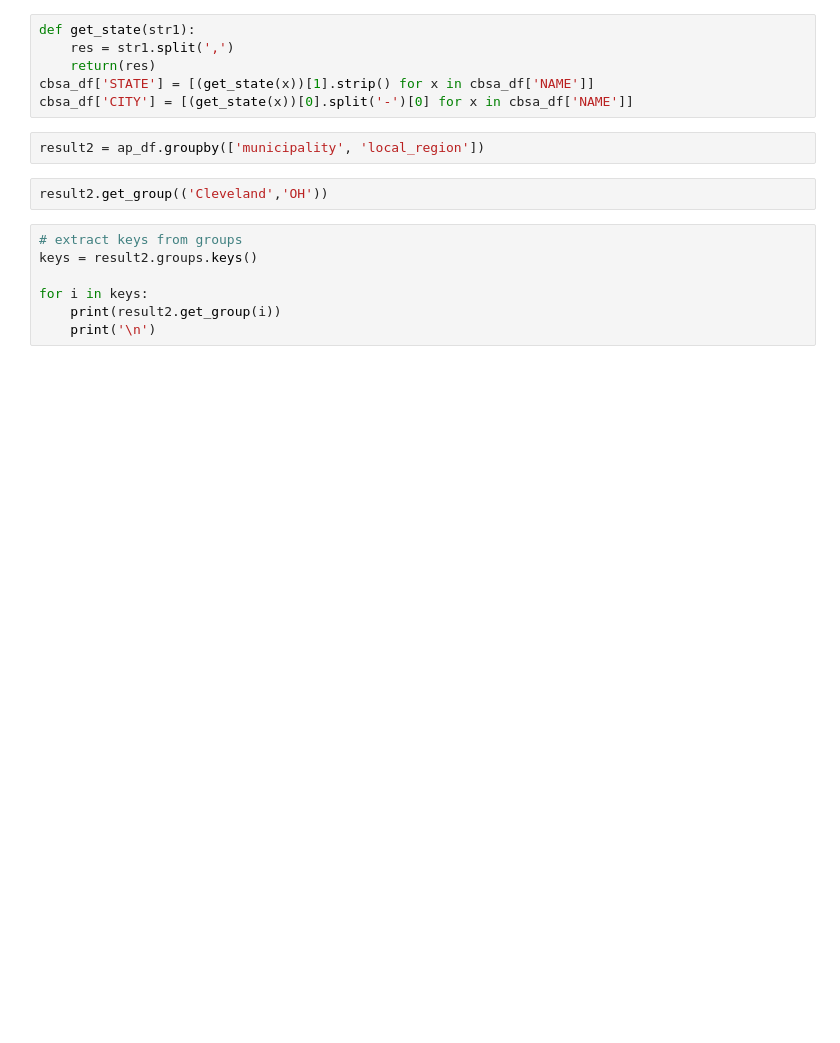
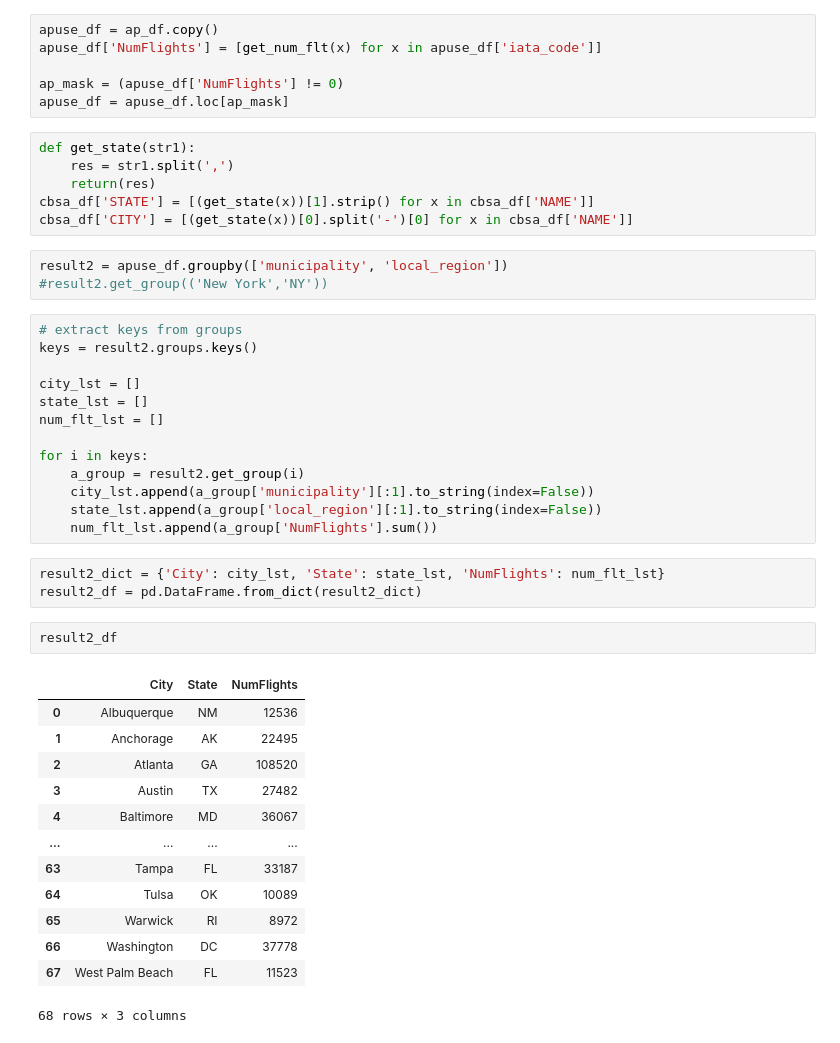
Before and after one commit to tstrain199/Aircraft_Safety_Analysis, a Jupyter notebook: Create-Data-Sets.ipynb, the cells around one changed output. Drawn from its saved outputs; the diff is of its cells as text; blank space fills up the shorter version.

```diff
--- a/Create-Data-Sets.ipynb
+++ b/Create-Data-Sets.ipynb
@@ -361,3 +433,9 @@ cbsa_df.drop(cbsa_df[cbsa_df['POPESTIMATE2023'] <= 550000].index, inplace = True
+# %%
+apuse_df = ap_df.copy()
+apuse_df['NumFlights'] = [get_num_flt(x) for x in apuse_df['iata_code']]
+
+ap_mask = (apuse_df['NumFlights'] != 0)
+apuse_df = apuse_df.loc[ap_mask]
 # %%
 def get_state(str1):
     res = str1.split(',')
@@ -365,13 +443,37 @@ def get_state(str1):
 cbsa_df['STATE'] = [(get_state(x))[1].strip() for x in cbsa_df['NAME']]
 cbsa_df['CITY'] = [(get_state(x))[0].split('-')[0] for x in cbsa_df['NAME']]
 # %%
-result2 = ap_df.groupby(['municipality', 'local_region'])
+result2 = apuse_df.groupby(['municipality', 'local_region'])
+#result2.get_group(('New York','NY'))
-# %%
-result2.get_group(('Cleveland','OH'))
 # %%
 # extract keys from groups
 keys = result2.groups.keys()
 
+city_lst = []
+state_lst = []
+num_flt_lst = []
+
 for i in keys:
-    print(result2.get_group(i))
-    print('\n')
+    a_group = result2.get_group(i)
+    city_lst.append(a_group['municipality'][:1].to_string(index=False))
+    state_lst.append(a_group['local_region'][:1].to_string(index=False))
+    num_flt_lst.append(a_group['NumFlights'].sum())
+# %%
+result2_dict = {'City': city_lst, 'State': state_lst, 'NumFlights': num_flt_lst}
+result2_df = pd.DataFrame.from_dict(result2_dict)
+# %%
+result2_df
+# %% [output]
+|  | City | State | NumFlights |
+| 0 | Albuquerque | NM | 12536 |
+| 1 | Anchorage | AK | 22495 |
+| 2 | Atlanta | GA | 108520 |
+| 3 | Austin | TX | 27482 |
+| 4 | Baltimore | MD | 36067 |
+| ... | ... | ... | ... |
+| 63 | Tampa | FL | 33187 |
+| 64 | Tulsa | OK | 10089 |
+| 65 | Warwick | RI | 8972 |
+| 66 | Washington | DC | 37778 |
+| 67 | West Palm Beach | FL | 11523 |
+68 rows × 3 columns
```
Also changed, not shown: parts of 26 cells of this notebook, 1 other file.
